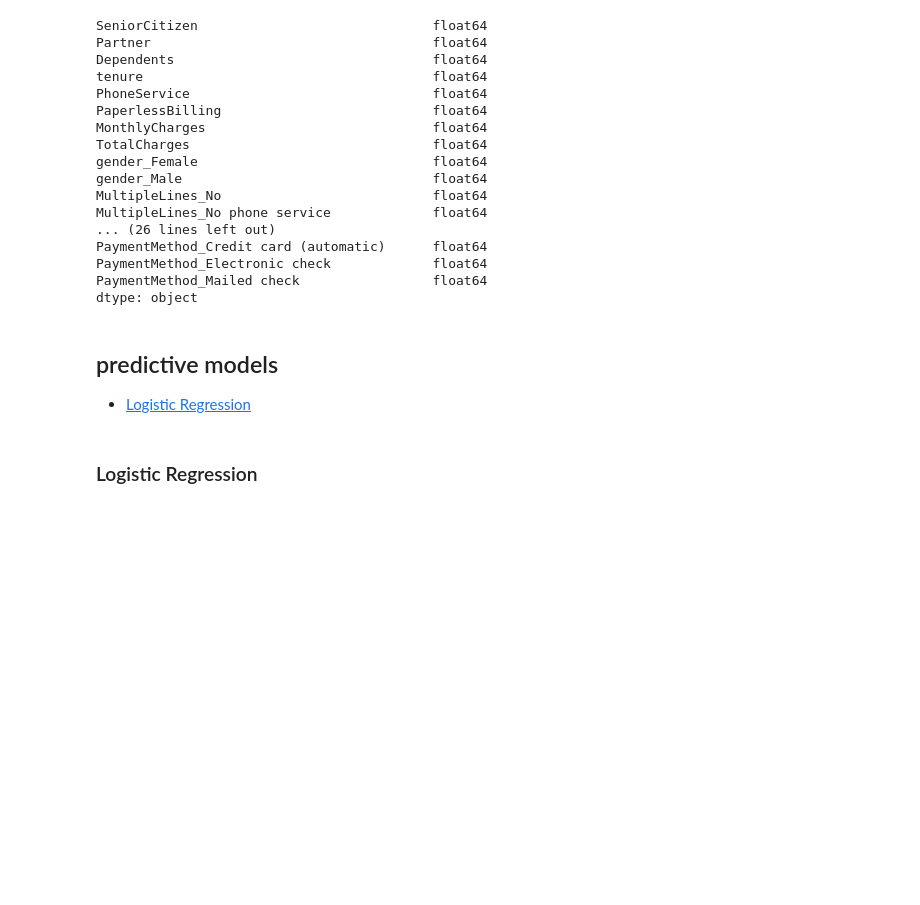
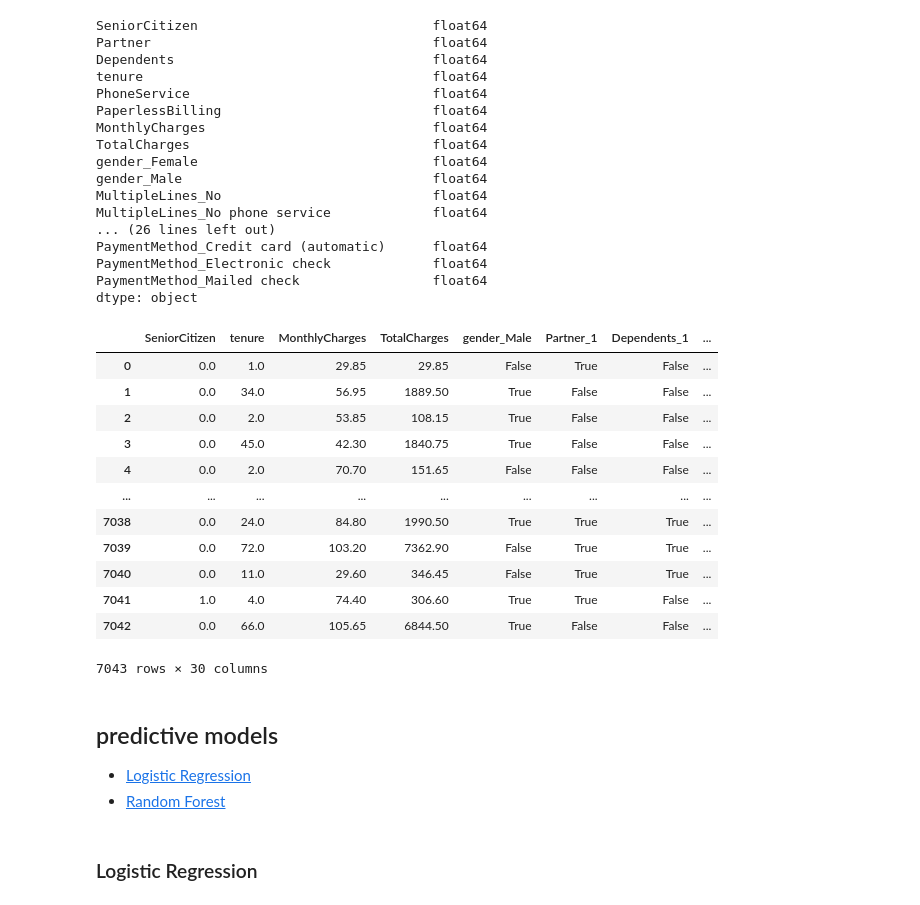
Before and after one commit to rzadrzi/customer_churn_analysis, a Jupyter notebook: customer_churn_analysis.ipynb, the cells around one changed output. Cells and saved outputs as stored; diff of their text form; code cells hidden in the pictures; blank space fills up the shorter version.

```diff
--- a/customer_churn_analysis.ipynb
+++ b/customer_churn_analysis.ipynb
@@ -425,9 +425,28 @@ PaymentMethod_Credit card (automatic)      float64
 PaymentMethod_Electronic check             float64
 PaymentMethod_Mailed check                 float64
 dtype: object
+# %%
+df_result = df.copy()
+X_all = pd.get_dummies(df.drop('Churn', axis=1), drop_first=True)
+X_all
+# %% [output]
+|  | SeniorCitizen | tenure | MonthlyCharges | TotalCharges | gender_Male | Partner_1 | Dependents_1 | ... |
+| 0 | 0.0 | 1.0 | 29.85 | 29.85 | False | True | False | ... |
+| 1 | 0.0 | 34.0 | 56.95 | 1889.50 | True | False | False | ... |
+| 2 | 0.0 | 2.0 | 53.85 | 108.15 | True | False | False | ... |
+| 3 | 0.0 | 45.0 | 42.30 | 1840.75 | True | False | False | ... |
+| 4 | 0.0 | 2.0 | 70.70 | 151.65 | False | False | False | ... |
+| ... | ... | ... | ... | ... | ... | ... | ... | ... |
+| 7038 | 0.0 | 24.0 | 84.80 | 1990.50 | True | True | True | ... |
+| 7039 | 0.0 | 72.0 | 103.20 | 7362.90 | False | True | True | ... |
+| 7040 | 0.0 | 11.0 | 29.60 | 346.45 | False | True | True | ... |
+| 7041 | 1.0 | 4.0 | 74.40 | 306.60 | True | True | False | ... |
+| 7042 | 0.0 | 66.0 | 105.65 | 6844.50 | True | False | False | ... |
+7043 rows × 30 columns
 # %% [markdown]
 ## predictive models
 - [Logistic Regression](#Logistic-Regression)
+- [Random Forest](#Random-Forest)
 # %% [markdown]
 ### Logistic Regression
 # %%
```
Also changed, not shown: parts of 15 cells of this notebook.
